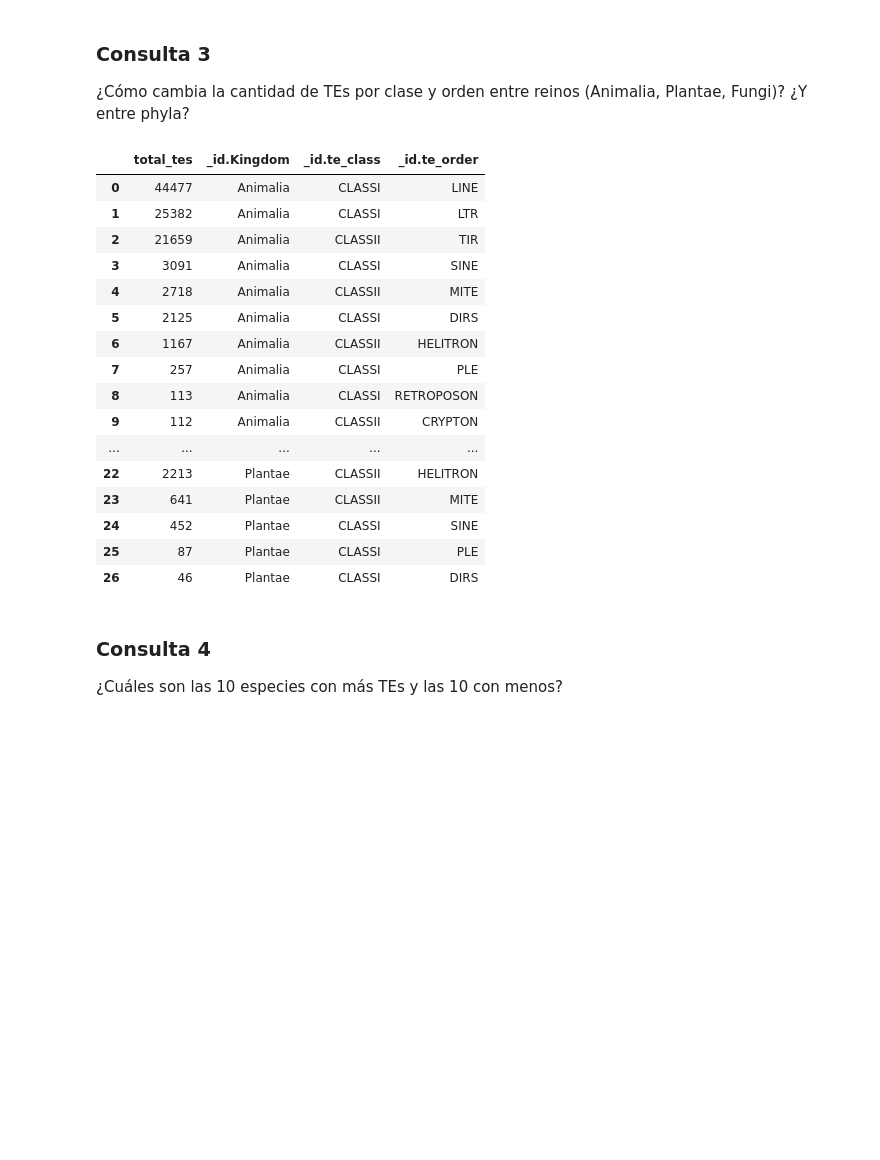
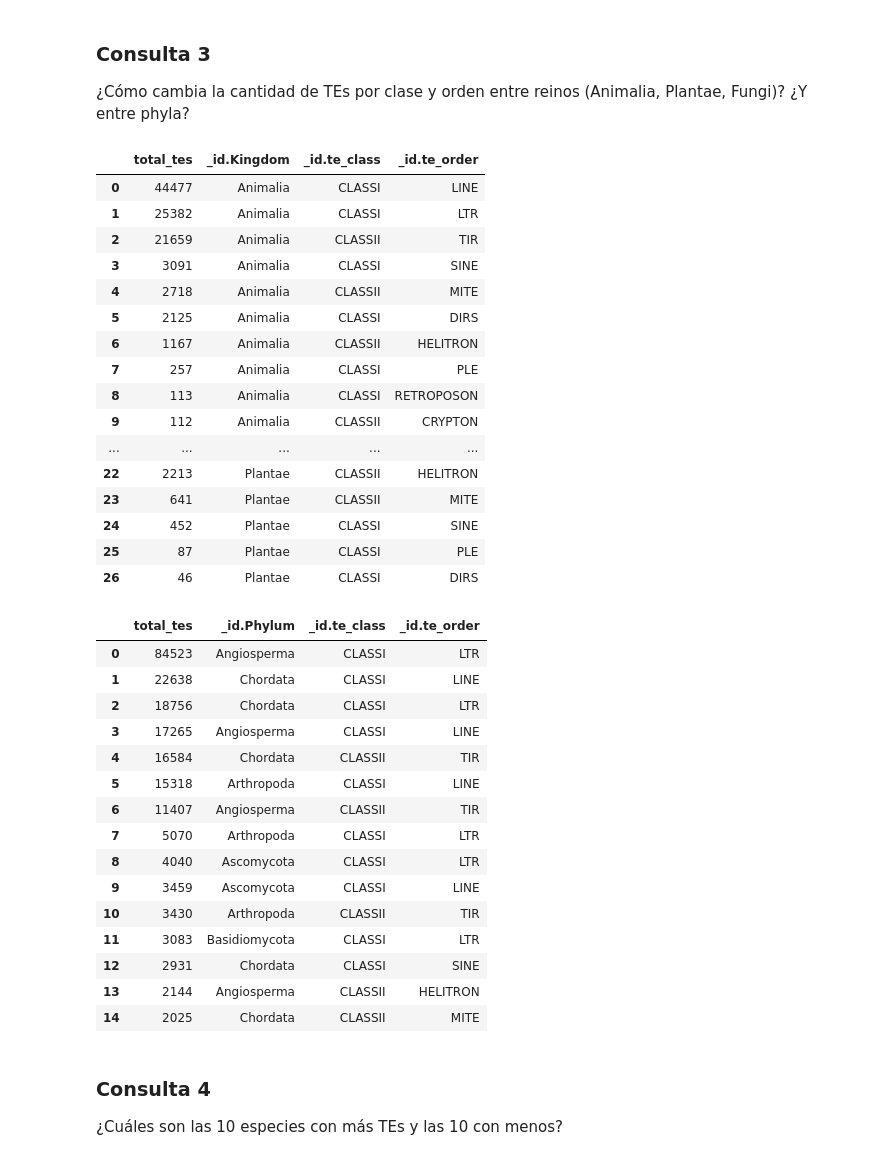
Before and after one commit to JuanSebastianLopez15/Corte2Proyecto, a Jupyter notebook: notebooks/07_consultas_y_bibliotecas.ipynb, the cells around one changed output. Saved outputs shown, nothing was run; the diff lists cells and outputs as text; code cells hidden in the pictures; blank space fills up the shorter version.

```diff
--- a/notebooks/07_consultas_y_bibliotecas.ipynb
+++ b/notebooks/07_consultas_y_bibliotecas.ipynb
@@ -159,35 +159,79 @@ pipeline_q3_reino = [
             "Kingdom": "$sp_info.Kingdom",
             "te_class": "$_id.te_class",
             "te_order": "$_id.te_order"
         },
         "total_tes": {"$sum": "$conteo_especie"}
     }},
     {"$sort": {"_id.Kingdom": 1, "total_tes": -1}}
 ]
 
 df_q3_reino = pd.json_normalize(list(db.sequences.aggregate(pipeline_q3_reino)))
 display(df_q3_reino)
 
-# 3B. Para phyla: mismo código cambiando en el Paso 3
-#     "Kingdom": "$sp_info.Kingdom"  ->  "Phylum": "$sp_info.Phylum"
+# 3B. Cantidad de TEs por Clase y Orden entre Phyla (Phylum)
+pipeline_q3_phylum = [
+    {"$group": {
+        "_id": {
+            "species_key": "$species_key",
+            "te_class": "$te_class",
+            "te_order": "$te_order"
+        },
+        "conteo_especie": {"$sum": 1}
+    }},
+    {"$lookup": {
+        "from": "species",
+        "localField": "_id.species_key",
+        "foreignField": "species_key",
+        "as": "sp_info"
+    }},
+    {"$unwind": "$sp_info"},
+    {"$group": {
+        "_id": {
+            "Phylum": "$sp_info.Phylum",
+            "te_class": "$_id.te_class",
+            "te_order": "$_id.te_order"
+        },
+        "total_tes": {"$sum": "$conteo_especie"}
+    }},
+    {"$sort": {"total_tes": -1}}
+]
+
+df_q3_phylum = pd.json_normalize(list(db.sequences.aggregate(pipeline_q3_phylum)))
+display(df_q3_phylum.head(15))
 # %% [output]
 |  | total_tes | _id.Kingdom | _id.te_class | _id.te_order |
 | 0 | 44477 | Animalia | CLASSI | LINE |
 | 1 | 25382 | Animalia | CLASSI | LTR |
 | 2 | 21659 | Animalia | CLASSII | TIR |
 | 3 | 3091 | Animalia | CLASSI | SINE |
 | 4 | 2718 | Animalia | CLASSII | MITE |
 | 5 | 2125 | Animalia | CLASSI | DIRS |
 | 6 | 1167 | Animalia | CLASSII | HELITRON |
 | 7 | 257 | Animalia | CLASSI | PLE |
 | 8 | 113 | Animalia | CLASSI | RETROPOSON |
 | 9 | 112 | Animalia | CLASSII | CRYPTON |
 | ... | ... | ... | ... | ... |
 | 22 | 2213 | Plantae | CLASSII | HELITRON |
 | 23 | 641 | Plantae | CLASSII | MITE |
 | 24 | 452 | Plantae | CLASSI | SINE |
 | 25 | 87 | Plantae | CLASSI | PLE |
 | 26 | 46 | Plantae | CLASSI | DIRS |
+|  | total_tes | _id.Phylum | _id.te_class | _id.te_order |
+| 0 | 84523 | Angiosperma | CLASSI | LTR |
+| 1 | 22638 | Chordata | CLASSI | LINE |
+| 2 | 18756 | Chordata | CLASSI | LTR |
+| 3 | 17265 | Angiosperma | CLASSI | LINE |
+| 4 | 16584 | Chordata | CLASSII | TIR |
+| 5 | 15318 | Arthropoda | CLASSI | LINE |
+| 6 | 11407 | Angiosperma | CLASSII | TIR |
+| 7 | 5070 | Arthropoda | CLASSI | LTR |
+| 8 | 4040 | Ascomycota | CLASSI | LTR |
+| 9 | 3459 | Ascomycota | CLASSI | LINE |
+| 10 | 3430 | Arthropoda | CLASSII | TIR |
+| 11 | 3083 | Basidiomycota | CLASSI | LTR |
+| 12 | 2931 | Chordata | CLASSI | SINE |
+| 13 | 2144 | Angiosperma | CLASSII | HELITRON |
+| 14 | 2025 | Chordata | CLASSII | MITE |
 # %% [markdown]
 ### Consulta 4
 ¿Cuáles son las 10 especies con más TEs y las 10 con menos?
```
Also changed, not shown: parts of 1 cell of this notebook.
